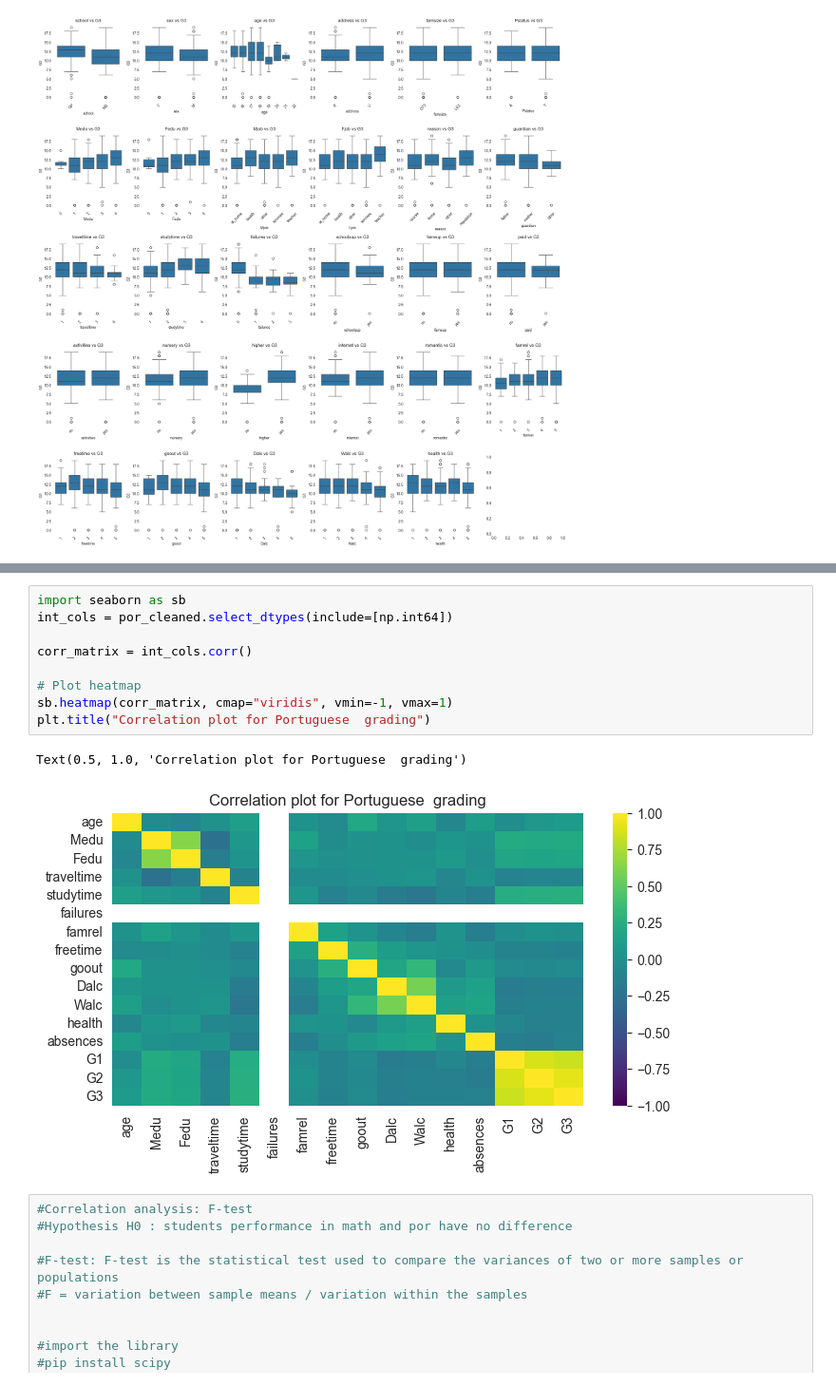
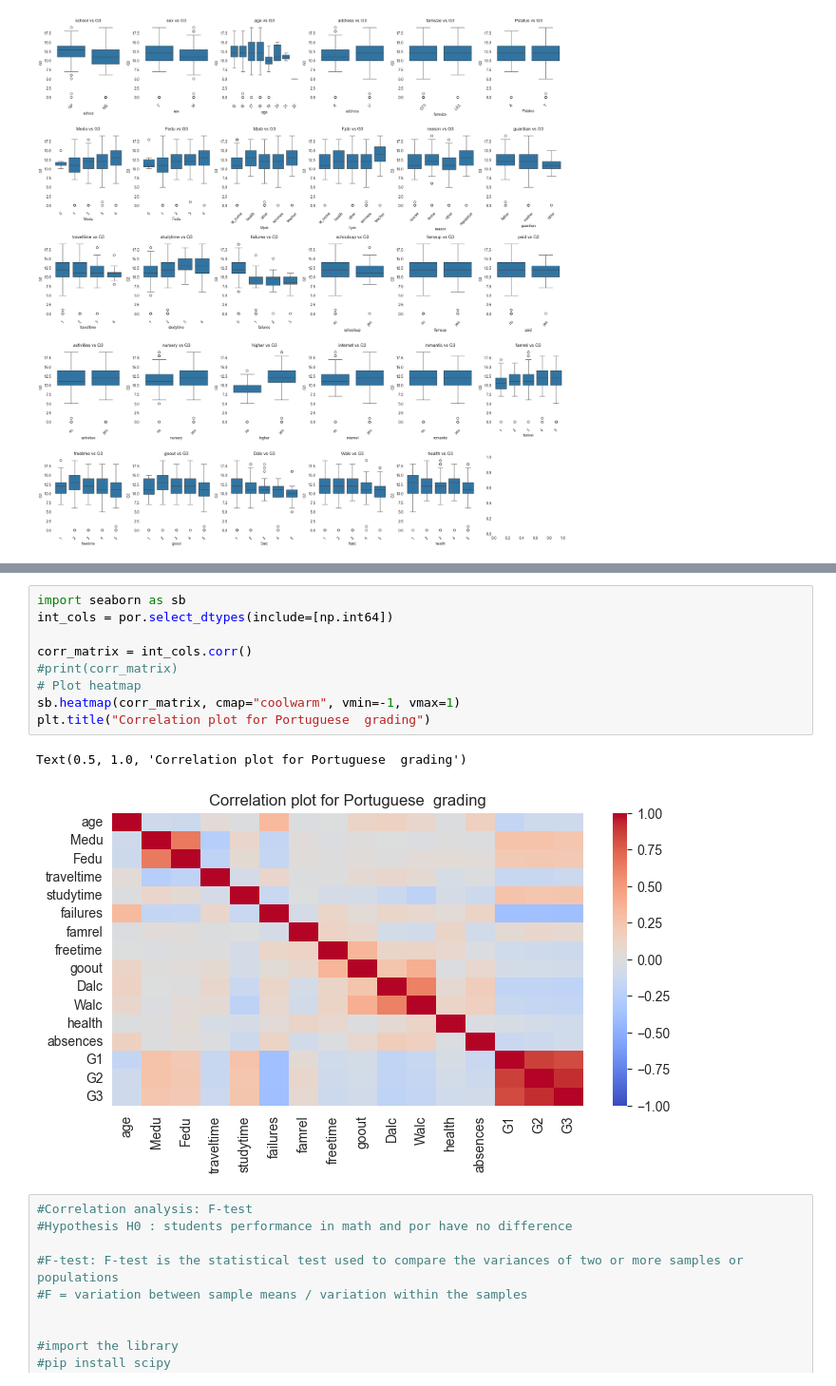
Before and after one commit to david-boules/SDS-CP015-student-performance-pred, a Jupyter notebook: notebooks/cholpon_zhakshylykova/cholpon_zhakshylykova_studentProgress.ipynb, the cells around one changed output, grey strips where cells are left out. Shown: that part at 95% size. Saved outputs shown, nothing was run; the diff lists cells and outputs as text.

```diff
--- a/notebooks/cholpon_zhakshylykova/cholpon_zhakshylykova_studentProgress.ipynb
+++ b/notebooks/cholpon_zhakshylykova/cholpon_zhakshylykova_studentProgress.ipynb
@@ -370,15 +355,15 @@ Text(0.5, 1.0, 'Correlation plot for Math grading')
 # %%
 import seaborn as sb
-int_cols = por_cleaned.select_dtypes(include=[np.int64])
+int_cols = por.select_dtypes(include=[np.int64])
 
 corr_matrix = int_cols.corr()
-
+#print(corr_matrix)
 # Plot heatmap
-sb.heatmap(corr_matrix, cmap="viridis", vmin=-1, vmax=1)
+sb.heatmap(corr_matrix, cmap="coolwarm", vmin=-1, vmax=1)
 plt.title("Correlation plot for Portuguese  grading")
 # %% [output]
 Text(0.5, 1.0, 'Correlation plot for Portuguese  grading')
-[figure, old version]
+[figure, new version]
 # %%
 #Correlation analysis: F-test
 #Hypothesis H0 : students performance in math and por have no difference
```
Also changed, not shown: parts of 5 cells of this notebook, 1 other file.
